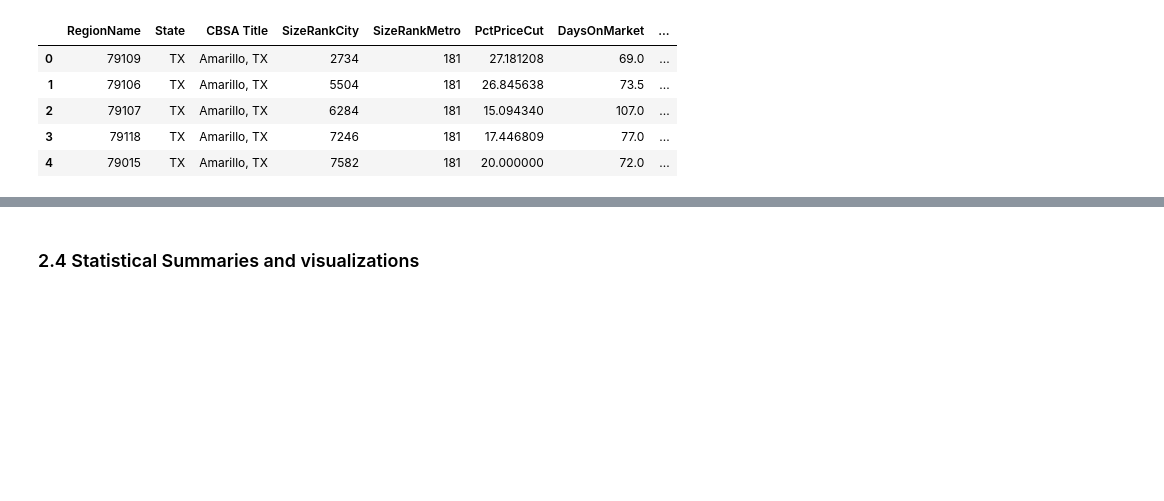
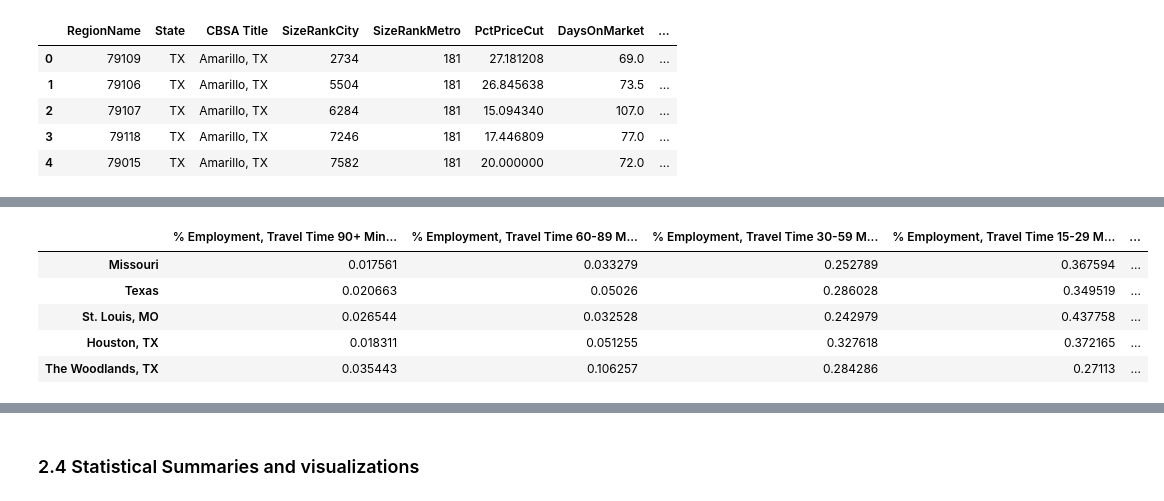
Before and after one commit to jmeisele/Kaggle, a Jupyter notebook: MarketingFinalRealEstate.ipynb, the cells around one changed output, grey strips where cells are left out. Drawn from its saved outputs; the diff is of its cells as text; code cells hidden in the pictures; blank space fills up the shorter version.

```diff
--- a/MarketingFinalRealEstate.ipynb
+++ b/MarketingFinalRealEstate.ipynb
@@ -243,0 +255,16 @@ price_red.head()
+# %%
+# Average Commute Time
+commute = pd.read_excel("C:\\Users\\EISELJA\\Desktop\\Kaggle-master\\datasets\\Commute.xlsx")
+commute = commute.transpose()
+header2 = commute.iloc[0]
+commute = commute[1:]
+commute.rename(columns = header2, inplace = True)
+commute = commute[1:]
+commute.head()
+# %% [output]
+|  | % Employment, Travel Time 90+ Min... | % Employment, Travel Time 60-89 M... | % Employment, Travel Time 30-59 M... | % Employment, Travel Time 15-29 M... | ... |
+| Missouri | 0.017561 | 0.033279 | 0.252789 | 0.367594 | ... |
+| Texas | 0.020663 | 0.05026 | 0.286028 | 0.349519 | ... |
+| St. Louis, MO | 0.026544 | 0.032528 | 0.242979 | 0.437758 | ... |
+| Houston, TX | 0.018311 | 0.051255 | 0.327618 | 0.372165 | ... |
+| The Woodlands, TX | 0.035443 | 0.106257 | 0.284286 | 0.27113 | ... |
```
Also changed, not shown: parts of 14 cells of this notebook.
